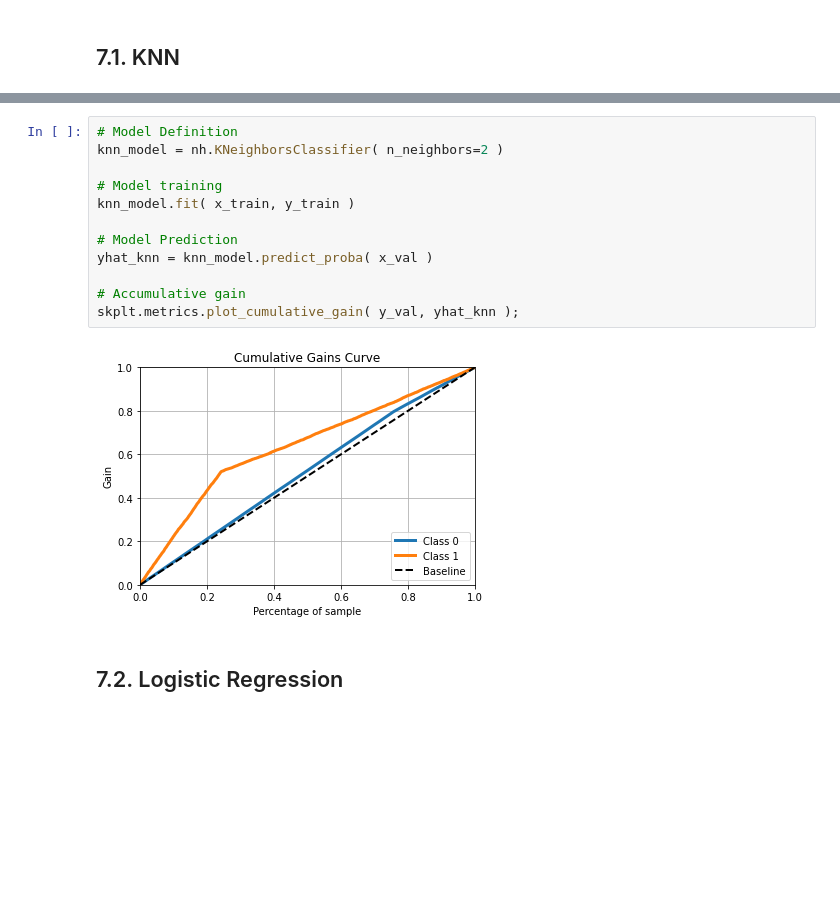
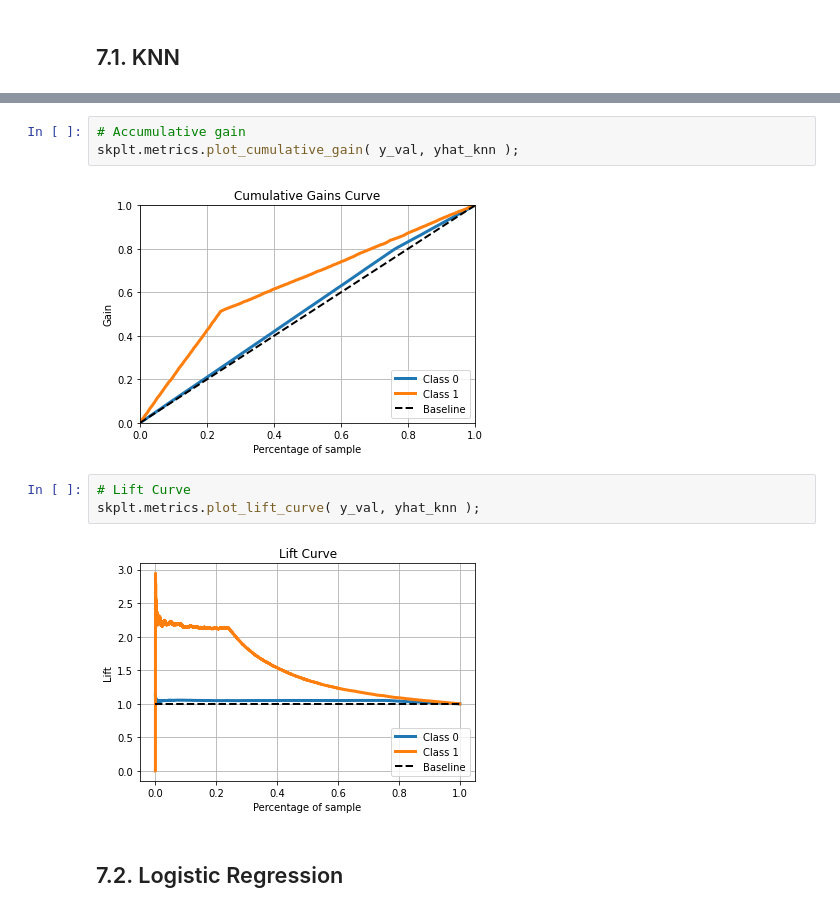
Before and after one commit to laurivansareta/Health-Insurance-Ranking, a Jupyter notebook: notebooks/1.0.ls_health_insurance_cross_sell.ipynb, the cells around one changed output, grey strips where cells are left out. Drawn from its saved outputs; the diff is of its cells as text; blank space fills up the shorter version.

```diff
--- a/notebooks/1.0.ls_health_insurance_cross_sell.ipynb
+++ b/notebooks/1.0.ls_health_insurance_cross_sell.ipynb
@@ -454,16 +484,12 @@ y_val = y_validation.copy()
 # %%
-# Model Definition
-knn_model = nh.KNeighborsClassifier( n_neighbors=2 )
-
-# Model training
-knn_model.fit( x_train, y_train )
-
-# Model Prediction
-yhat_knn = knn_model.predict_proba( x_val )
-
 # Accumulative gain
 skplt.metrics.plot_cumulative_gain( y_val, yhat_knn );
 # %% [output]
 [figure]
+# %%
+# Lift Curve
+skplt.metrics.plot_lift_curve( y_val, yhat_knn );
+# %% [output]
+[figure, added]
 # %% [markdown]
 ## 7.2. Logistic Regression
```
Also changed, not shown: parts of 24 cells of this notebook, 6 other files.
